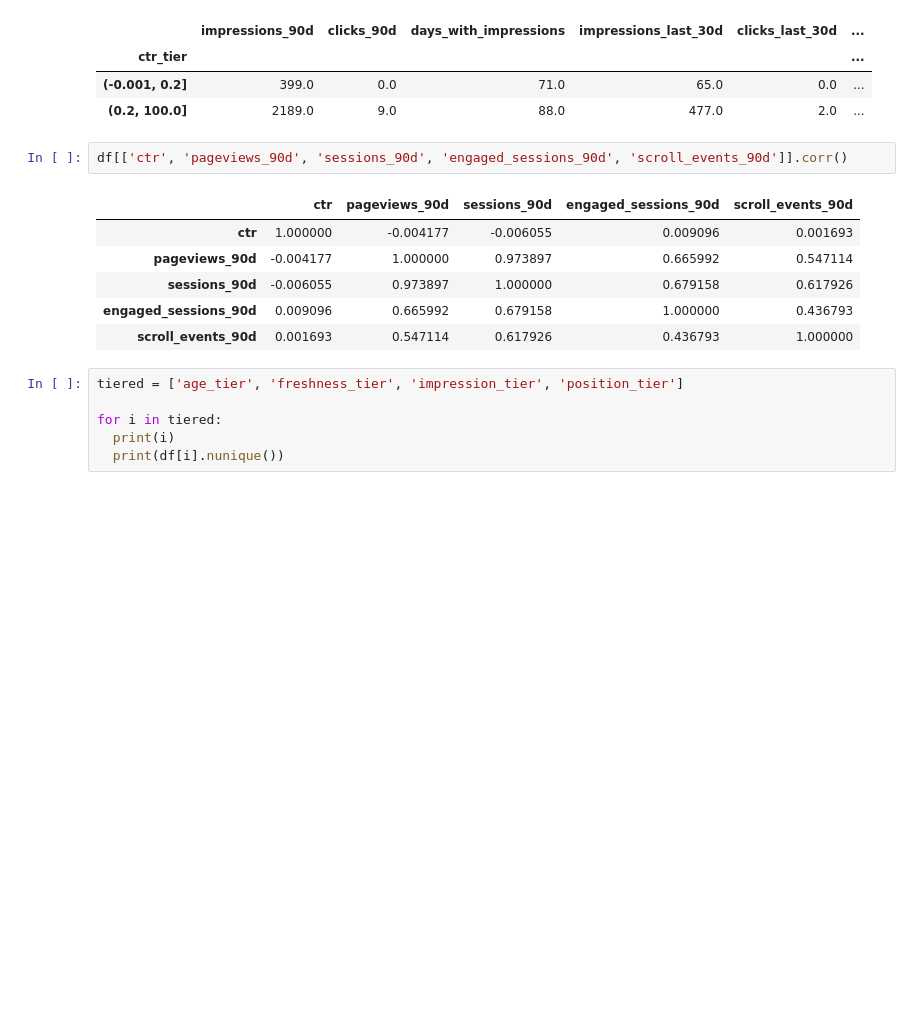
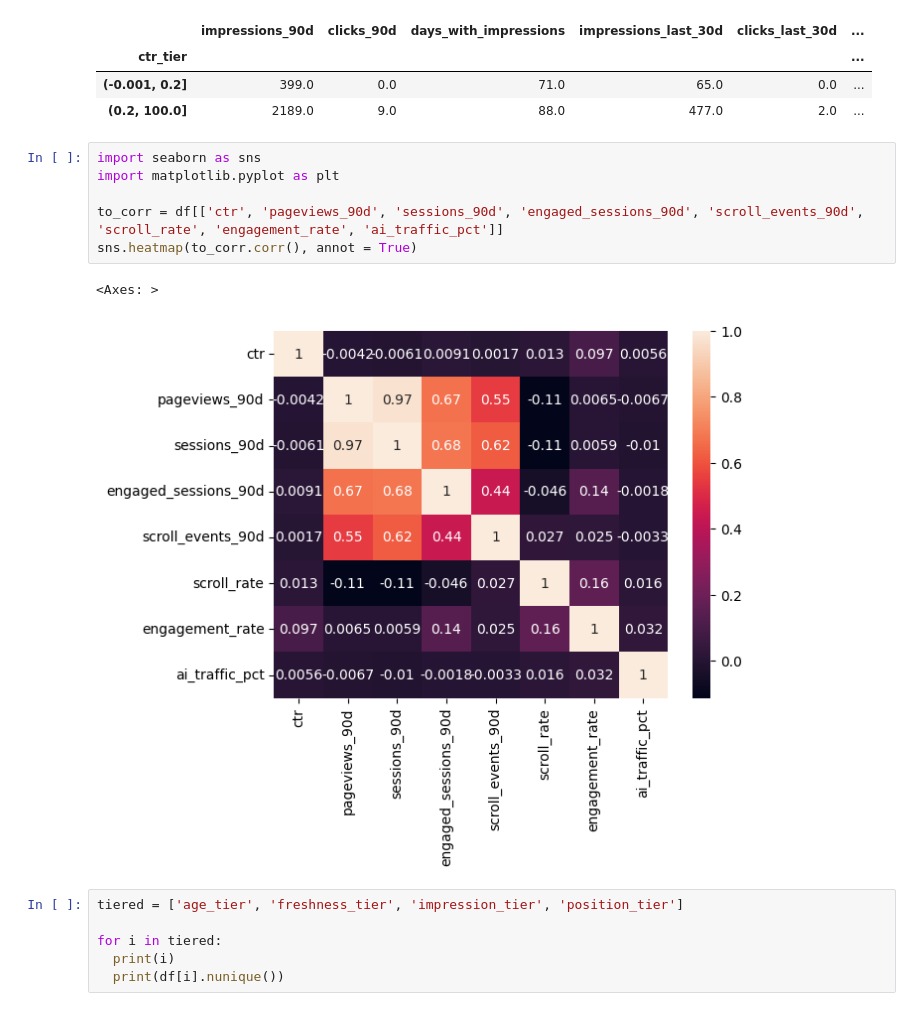
Before and after one commit to Maryam-Shile/flyrank_ml_internship, a Jupyter notebook: work/notebooks/w04_baseline_score.ipynb, the cells around one changed output. Saved outputs shown, nothing was run; the diff lists cells and outputs as text; blank space fills up the shorter version.

```diff
--- a/work/notebooks/w04_baseline_score.ipynb
+++ b/work/notebooks/w04_baseline_score.ipynb
@@ -91,14 +91,14 @@ df.groupby('ctr_tier')[impression_columns].median()
 | (-0.001, 0.2] | 399.0 | 0.0 | 71.0 | 65.0 | 0.0 | ... |
 | (0.2, 100.0] | 2189.0 | 9.0 | 88.0 | 477.0 | 2.0 | ... |
 # %%
-df[['ctr', 'pageviews_90d', 'sessions_90d', 'engaged_sessions_90d', 'scroll_events_90d']].corr()
+import seaborn as sns
+import matplotlib.pyplot as plt
+
+to_corr = df[['ctr', 'pageviews_90d', 'sessions_90d', 'engaged_sessions_90d', 'scroll_events_90d', 'scroll_rate', 'engagement_rate', 'ai_traffic_pct']]
+sns.heatmap(to_corr.corr(), annot = True)
 # %% [output]
-|  | ctr | pageviews_90d | sessions_90d | engaged_sessions_90d | scroll_events_90d |
-| ctr | 1.000000 | -0.004177 | -0.006055 | 0.009096 | 0.001693 |
-| pageviews_90d | -0.004177 | 1.000000 | 0.973897 | 0.665992 | 0.547114 |
-| sessions_90d | -0.006055 | 0.973897 | 1.000000 | 0.679158 | 0.617926 |
-| engaged_sessions_90d | 0.009096 | 0.665992 | 0.679158 | 1.000000 | 0.436793 |
-| scroll_events_90d | 0.001693 | 0.547114 | 0.617926 | 0.436793 | 1.000000 |
+<Axes: >
+[figure, added]
 # %%
 tiered = ['age_tier', 'freshness_tier', 'impression_tier', 'position_tier']
 
```
Also changed, not shown: parts of 1 cell of this notebook.
